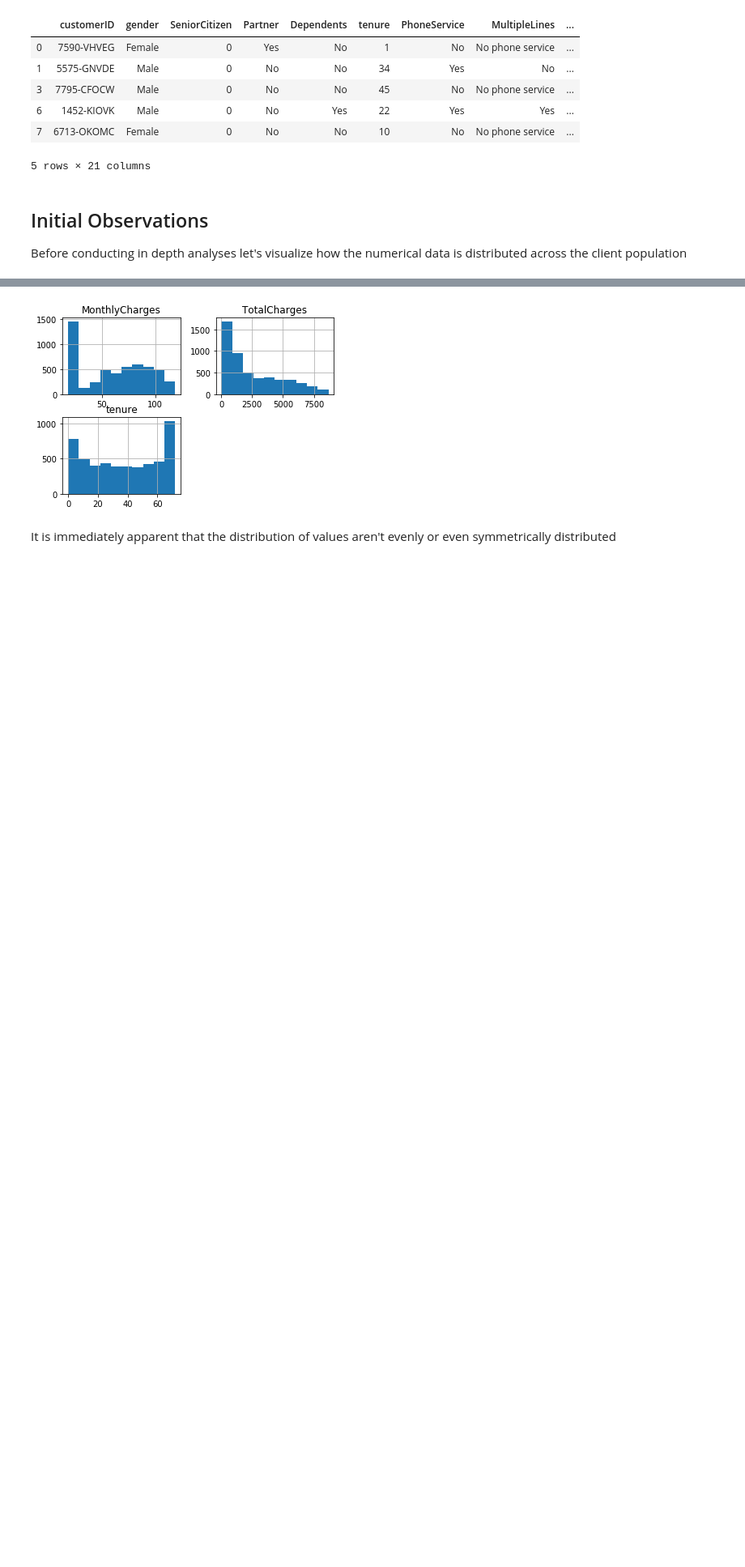
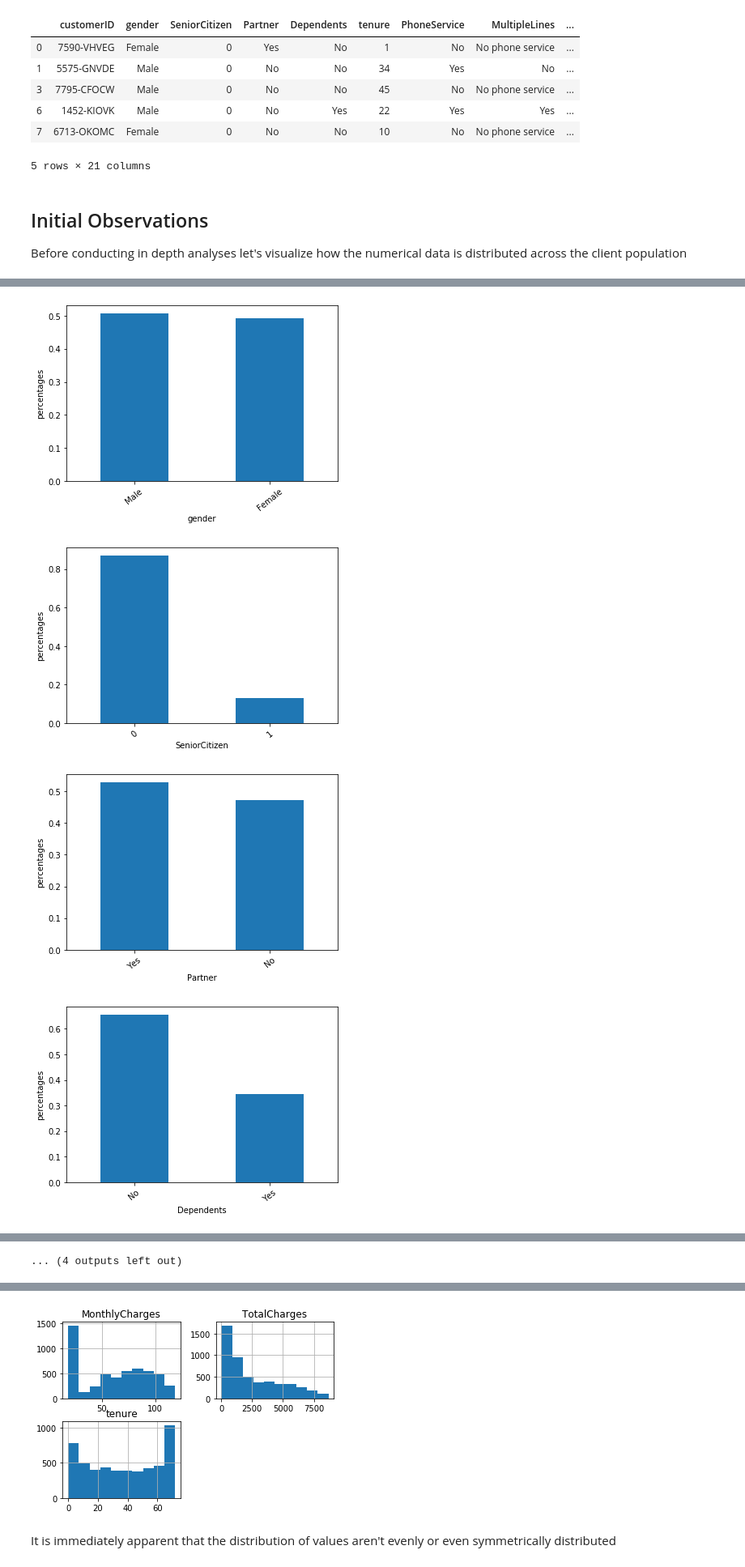
Before and after one commit to Mgallese97/Data-Science-in-Practice, a Jupyter notebook: Probelm Set 1/Assignment 1 EDA .ipynb, the cells around one changed output, grey strips where cells are left out. Shown at 81% size. Saved outputs shown, nothing was run; the diff lists cells and outputs as text; code cells hidden in the pictures; blank space fills up the shorter version.

```diff
--- a/Probelm Set 1/Assignment 1 EDA .ipynb
+++ b/Probelm Set 1/Assignment 1 EDA .ipynb
@@ -146,0 +158,11 @@ Before conducting in depth analyses let's visualize how the numerical data is di
+# %%
+#analize only Object variables
+df_obj=datanochurn.select_dtypes(include=['O']) #include only the objects
+df_obj=df_obj.drop(columns="customerID") #cancel costumer column
+# %%
+print ("Percentages of the possible values for each single object")
+datanochurn_obj = datanochurn.select_dtypes(include=['O'])
+datanochurn_obj = datanochurn_obj.drop(columns="customerID")
+for c in df_obj.columns:
+    print ("\n---- %s ---" % c)
+    print (datanochurn[c].value_counts(normalize=True)) #normalize to have the percentage
@@ -146,0 +187,17 @@ Before conducting in depth analyses let's visualize how the numerical data is di
+# %%
+datanochurn_obj_plot = datanochurn_obj.drop(columns="Churn")
+
+#plots:
+for c in datanochurn_obj_plot.columns:
+    prob = datanochurn_obj_plot[c].value_counts(normalize=True)
+    prob.plot(kind='bar',x=c)
+    plt.xticks(rotation=39)
+    plt.xlabel(c)
+    plt.ylabel('percentages')
+    plt.show()
+    plt.close()
+# %% [output]
+[figure, added]
+[figure, added]
+[figure, added]
+[figure, added]
@@ -146,0 +212 @@ Before conducting in depth analyses let's visualize how the numerical data is di
+... (4 outputs left out)
```
Also changed, not shown: parts of 12 cells of this notebook.
